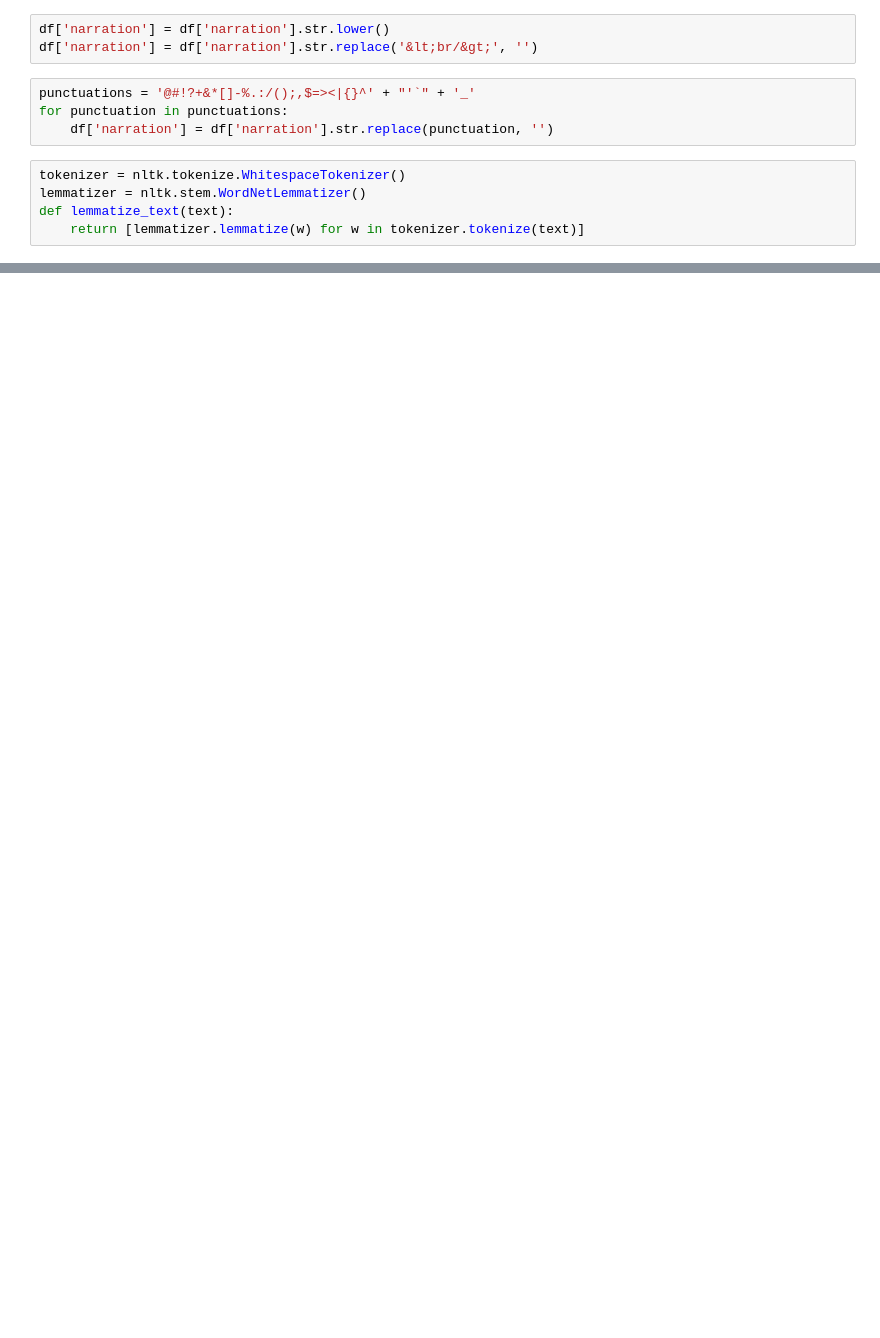
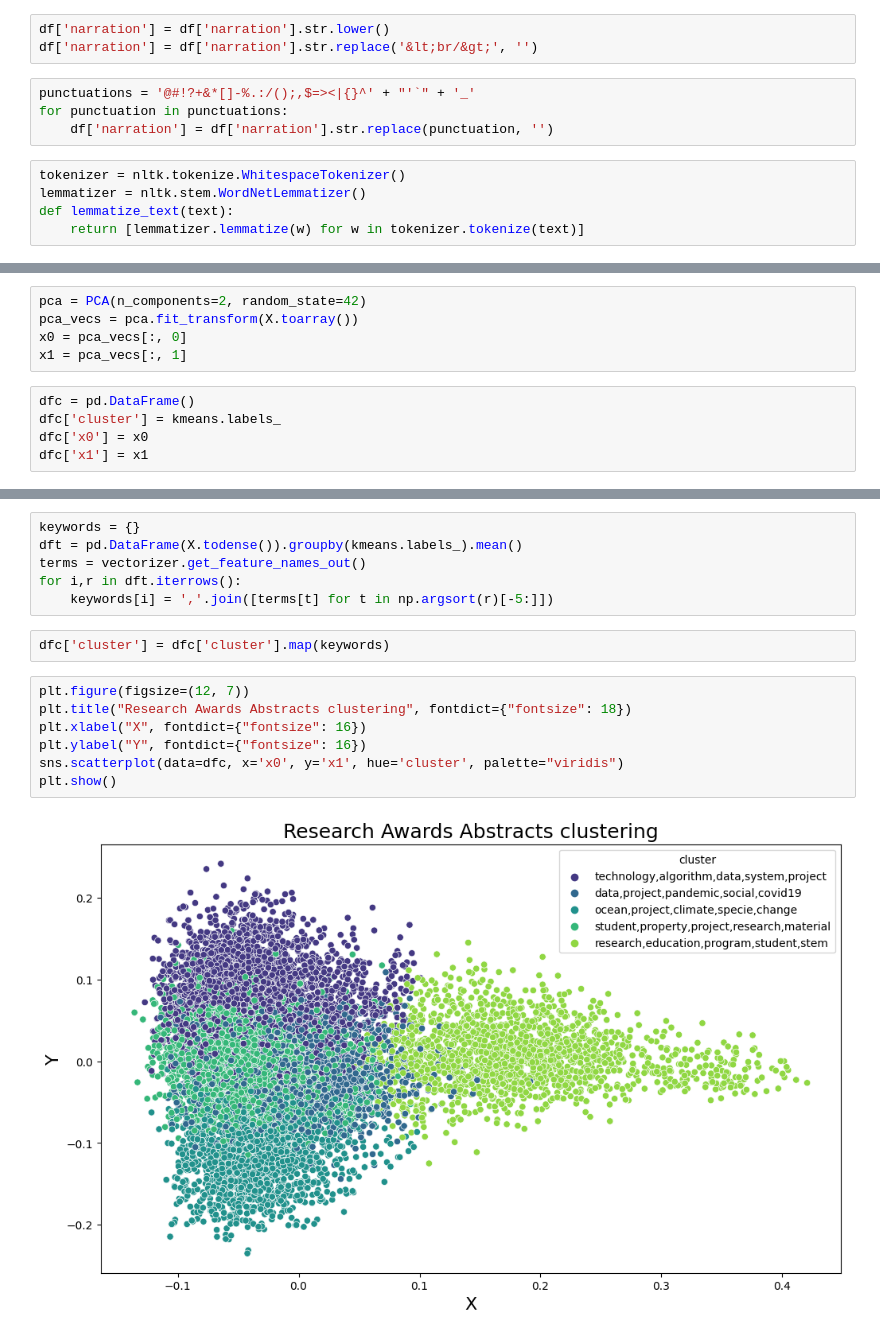
Before and after one commit to cris-scheib/nsf-abstract-classifier, a Jupyter notebook: text-classification-TF-IDF.ipynb, the cells around one changed output, grey strips where cells are left out. Saved outputs shown, nothing was run; the diff lists cells and outputs as text; blank space fills up the shorter version.

```diff
--- a/text-classification-TF-IDF.ipynb
+++ b/text-classification-TF-IDF.ipynb
@@ -35,0 +53,10 @@ df.head()
+# %%
+pca = PCA(n_components=2, random_state=42)
+pca_vecs = pca.fit_transform(X.toarray())
+x0 = pca_vecs[:, 0]
+x1 = pca_vecs[:, 1]
+# %%
+dfc = pd.DataFrame()
+dfc['cluster'] = kmeans.labels_
+dfc['x0'] = x0
+dfc['x1'] = x1
@@ -35,0 +72,17 @@ df.head()
+# %%
+keywords = {}
+dft = pd.DataFrame(X.todense()).groupby(kmeans.labels_).mean()
+terms = vectorizer.get_feature_names_out()
+for i,r in dft.iterrows():
+    keywords[i] = ','.join([terms[t] for t in np.argsort(r)[-5:]])
+# %%
+dfc['cluster'] = dfc['cluster'].map(keywords)
+# %%
+plt.figure(figsize=(12, 7))
+plt.title("Research Awards Abstracts clustering", fontdict={"fontsize": 18})
+plt.xlabel("X", fontdict={"fontsize": 16})
+plt.ylabel("Y", fontdict={"fontsize": 16})
+sns.scatterplot(data=dfc, x='x0', y='x1', hue='cluster', palette="viridis")
+plt.show()
+# %% [output]
+[figure, added]
```
Also changed, not shown: parts of 11 cells of this notebook.
